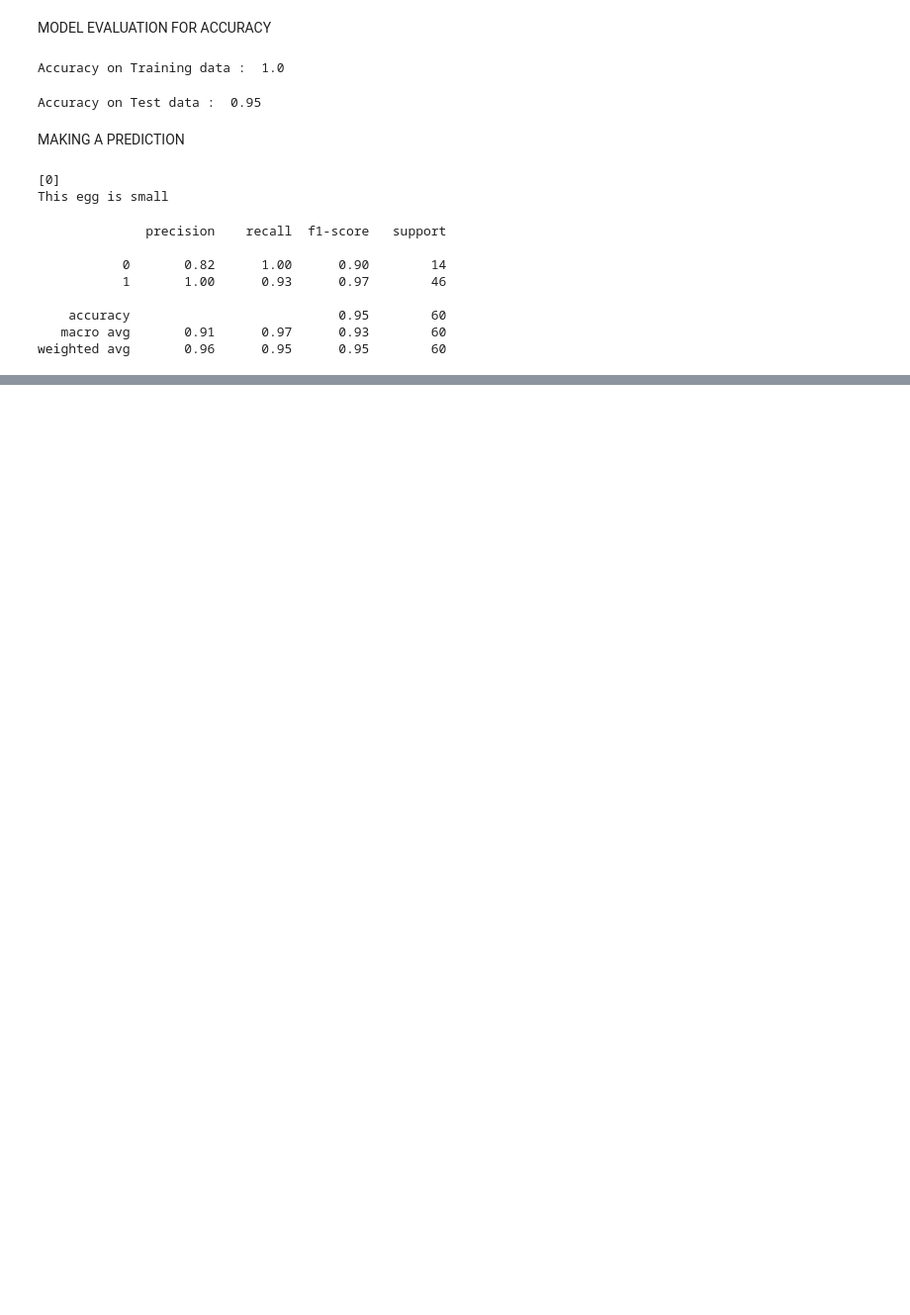
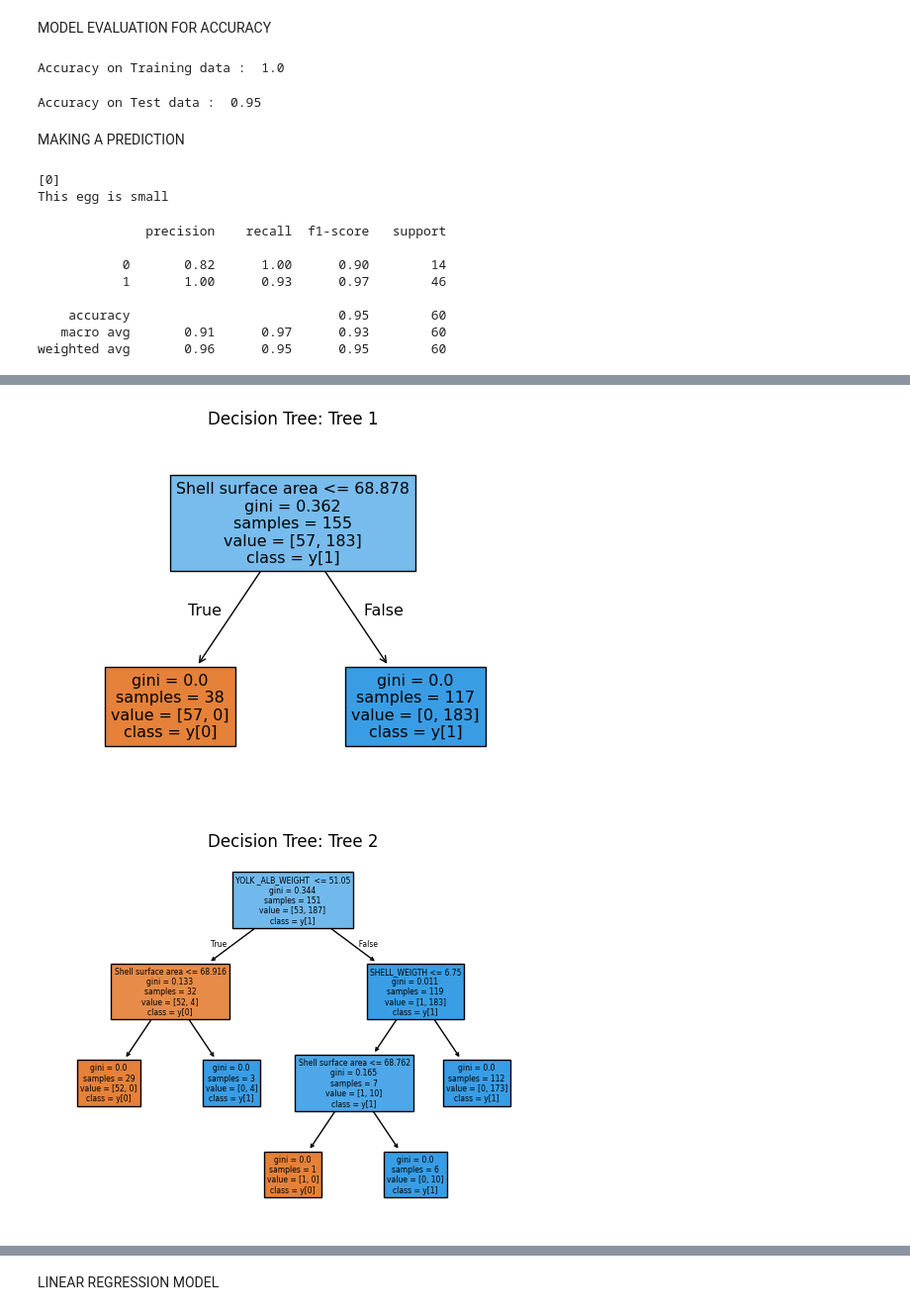
Before and after one commit to chrisseub/ML-Practice-Rep, a Jupyter notebook: EGG_SIZE_PREDICTION.ipynb, the cells around one changed output, grey strips where cells are left out. Shown: that part at 99% size. Saved outputs shown, nothing was run; the diff lists cells and outputs as text; code cells hidden in the pictures; blank space fills up the shorter version.

```diff
--- a/EGG_SIZE_PREDICTION.ipynb
+++ b/EGG_SIZE_PREDICTION.ipynb
@@ -224,0 +227,11 @@ weighted avg       0.96      0.95      0.95        60
+# %%
+from sklearn.ensemble import RandomForestClassifier
+from sklearn.metrics import accuracy_score, precision_score, recall_score, f1_score, confusion_matrix, classification_report, ConfusionMatrixDisplay
+from sklearn.model_selection import RandomizedSearchCV, train_test_split
+
+rf = RandomForestClassifier(random_state=42)
+rf.fit(X_train, Y_train)
+
+# Make predictions on the test set
+y_pred = rf.predict(X_test)
+y_pred
@@ -224,0 +264,14 @@ weighted avg       0.96      0.95      0.95        60
+# %%
+from sklearn.tree import plot_tree
+import matplotlib.pyplot as plt
+def plot_decision_tree(tree, tree_name):
+    plot_tree(tree, filled = True, feature_names = X_train.columns, class_names = True)
+    plt.title(f"Decision Tree: {tree_name}")
+    plt.show()
+
+for i in range(5):
+    tree = rf.estimators_[i]
+    plot_decision_tree(tree, f"Tree {i + 1}")
+# %% [output]
+[figure, added]
+[figure, added]
@@ -224,0 +281,2 @@ weighted avg       0.96      0.95      0.95        60
+# %% [markdown]
+LINEAR REGRESSION MODEL
```
Also changed, not shown: parts of 6 cells of this notebook.
